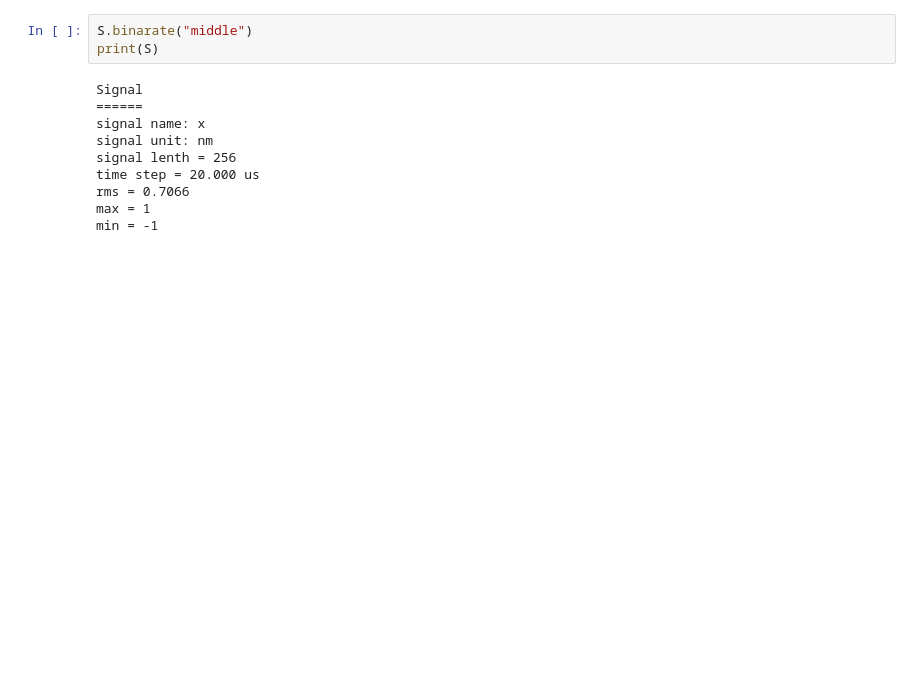
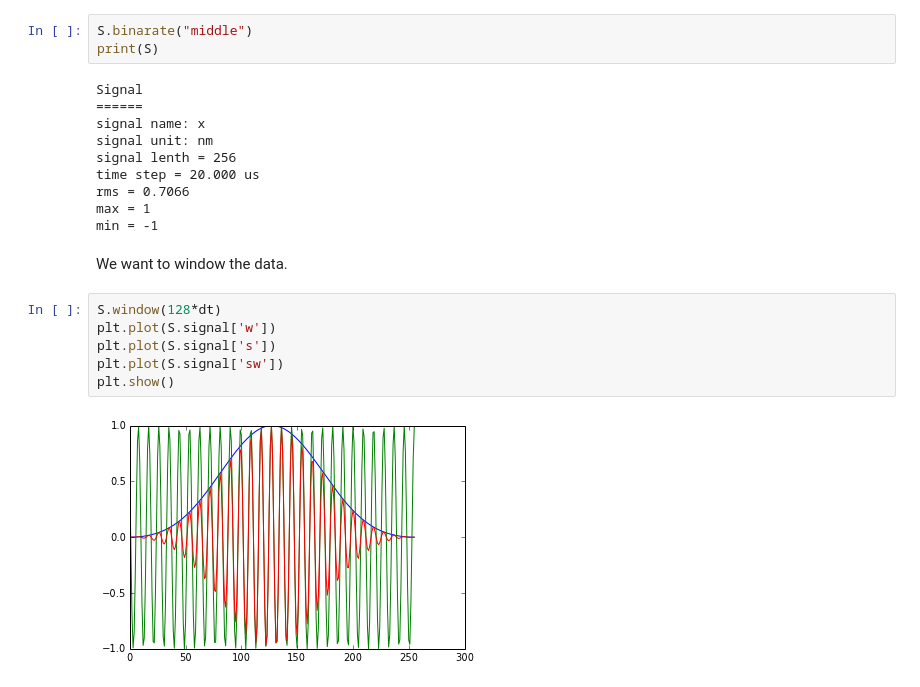
Before and after one commit to JohnMarohn/FreqDemod, a Jupyter notebook: freqdemod/docs/freqdemod-quickstart-1.ipynb, the cells around one changed output. Drawn from its saved outputs; the diff is of its cells as text; blank space fills up the shorter version.

Commit message:
freqdemod(): add a windowing function

```diff
--- a/freqdemod/docs/freqdemod-quickstart-1.ipynb
+++ b/freqdemod/docs/freqdemod-quickstart-1.ipynb
@@ -79,3 +79,13 @@ time step = 20.000 us
 rms = 0.7066
 max = 1
 min = -1
+# %% [markdown]
+We want to window the data.
+# %%
+S.window(128*dt)
+plt.plot(S.signal['w'])
+plt.plot(S.signal['s'])
+plt.plot(S.signal['sw'])
+plt.show()
+# %% [output]
+[figure, added]
```
Also changed, not shown: parts of 1 cell of this notebook, 2 other files.
